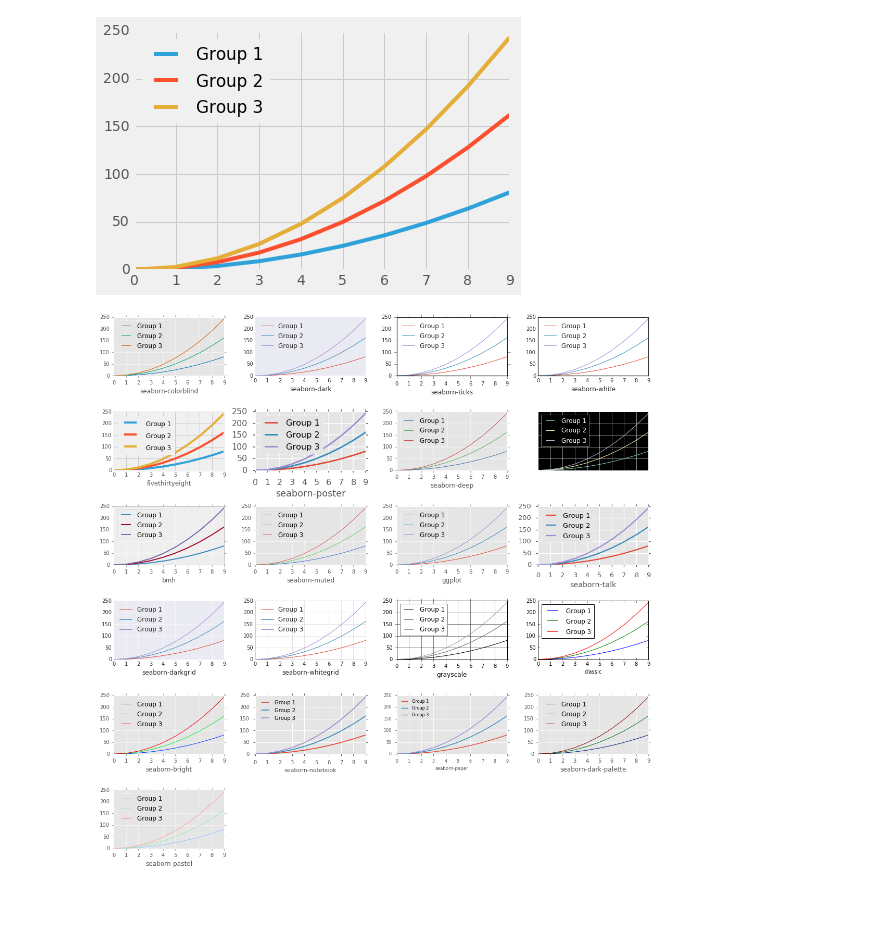
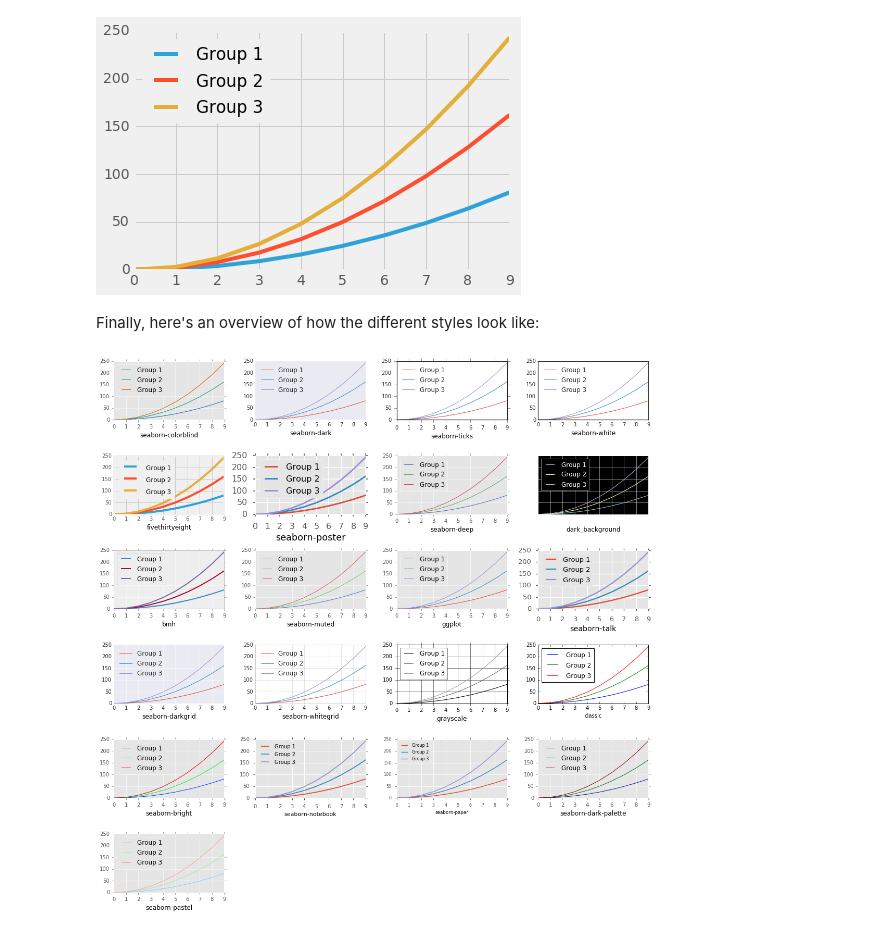
Before and after one commit to rasbt/matplotlib-gallery, a Jupyter notebook: ipynb/formatting_4.ipynb, the cells around one changed output. Cells and saved outputs as stored; diff of their text form; code cells hidden in the pictures; blank space fills up the shorter version.

```diff
--- a/ipynb/formatting_4.ipynb
+++ b/ipynb/formatting_4.ipynb
@@ -67,20 +65,22 @@ Finally, here's an overview of how the different styles look like:
+# %% [markdown]
+Finally, here's an overview of how the different styles look like:
 # %%
 import math
 
 n = len(plt.style.available)
 num_rows = math.ceil(n/4)
 
 fig = plt.figure(figsize=(15, 15))
 
 for i, s in enumerate(plt.style.available):
     with plt.style.context(s):
         ax = fig.add_subplot(num_rows, 4, i+1)
         for i in range(1, 4):
             ax.plot(x, i * x**2, label='Group %d' % i)
-            ax.set_xlabel(s)
+            ax.set_xlabel(s, color='black')
             ax.legend(loc='best')
 
 fig.tight_layout()
 plt.show()
 # %% [output]
-[figure, old version]
+[figure, new version]
```
Also changed, not shown: parts of 1 cell of this notebook, 2 other files.
